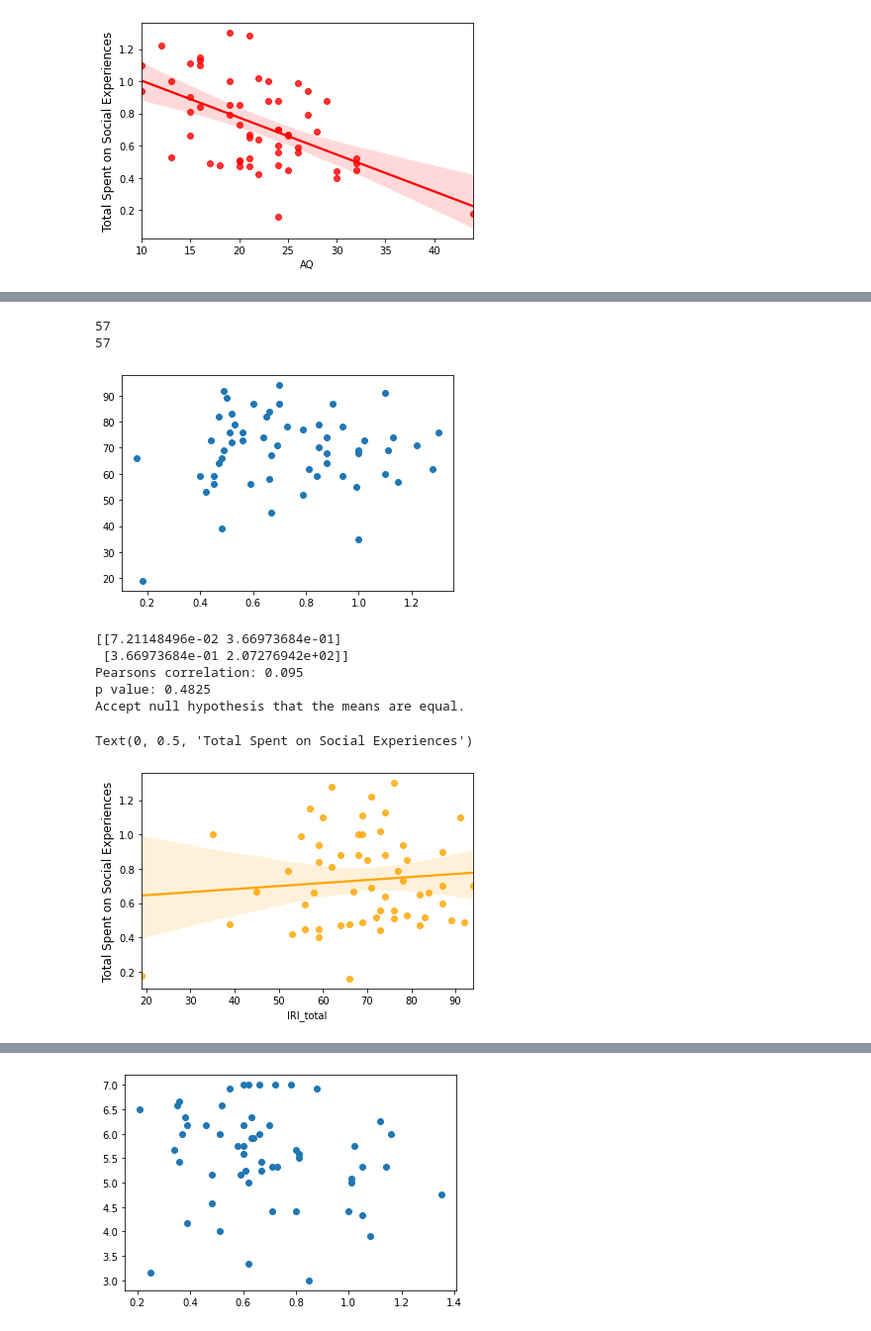
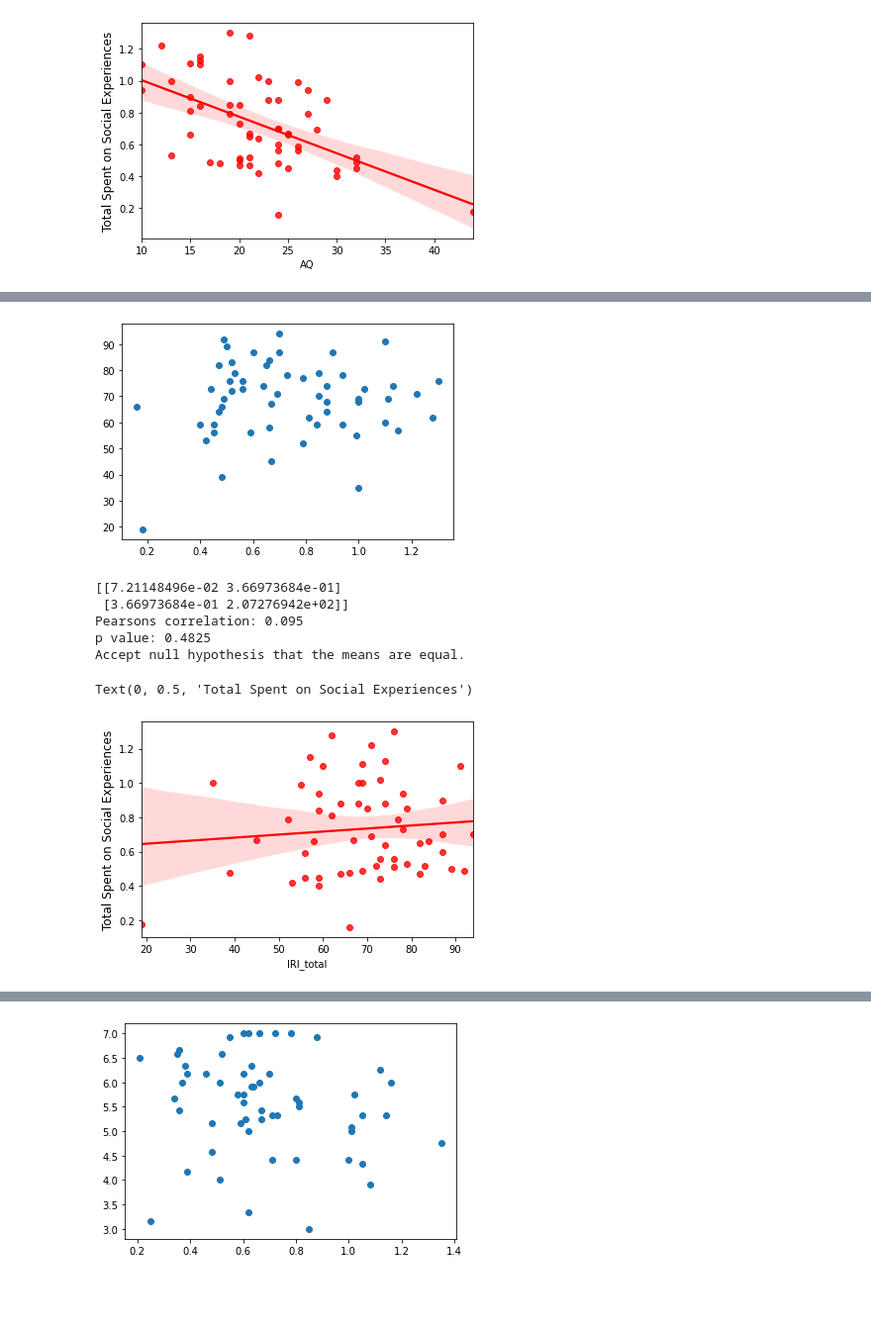
Before and after one commit to fareri-lab/WTP_CardTask, a Jupyter notebook: data/updated_NEW_wtpdata_9_2021.ipynb, the cells around one changed output, grey strips where cells are left out. Shown at 99% size. Saved outputs shown, nothing was run; the diff lists cells and outputs as text; code cells hidden in the pictures; blank space fills up the shorter version.

```diff
--- a/data/updated_NEW_wtpdata_9_2021.ipynb
+++ b/data/updated_NEW_wtpdata_9_2021.ipynb
@@ -580,32 +704,28 @@ Accept null hypothesis that the means are equal.
 # %%
 #sum of social  / iri total
-print(len(social_sum))
-print(len(iri_total))
 pyplot.scatter(social_sum, iri_total)
 pyplot.show()
 covariance = cov(social_sum, iri_total)
 print(covariance)
 corr, _ = pearsonr(social_sum, iri_total)
 print('Pearsons correlation: %.3f' % corr)
 r,p = scipy.stats.pearsonr(social_sum, iri_total)
 print('p value: %.4f' % p)
 alpha = 0.10
 if p > alpha:
 	print('Accept null hypothesis that the means are equal.')
 else:
     print('Reject the null hypothesis that the means are equal.')
 
-s_sum_iri_total=sns.regplot(x="IRI_total", y="total_spent_social", data=wtpdata,color="orange");
+s_sum_iri_total=sns.regplot(x="IRI_total", y="total_spent_social", data=wtpdata,color="red");
 s_sum_iri_total.set_ylabel('Total Spent on Social Experiences',fontsize=12)
 #s_sum_iri_total.figure.savefig('old_s_sum_iri_total_scatter.svg')
 # %% [output]
+[figure]
-57
-57
+[[7.21148496e-02 3.66973684e-01]
+ [3.66973684e-01 2.07276942e+02]]
+Pearsons correlation: 0.095
+p value: 0.4825
+Accept null hypothesis that the means are equal.
-[figure]
-[[7.21148496e-02 3.66973684e-01]
- [3.66973684e-01 2.07276942e+02]]
-Pearsons correlation: 0.095
-p value: 0.4825
-Accept null hypothesis that the means are equal.
+Text(0, 0.5, 'Total Spent on Social Experiences')
-Text(0, 0.5, 'Total Spent on Social Experiences')
-[figure, old version]
+[figure, new version]
```
Also changed, not shown: parts of 19 cells of this notebook, 1 other file.
